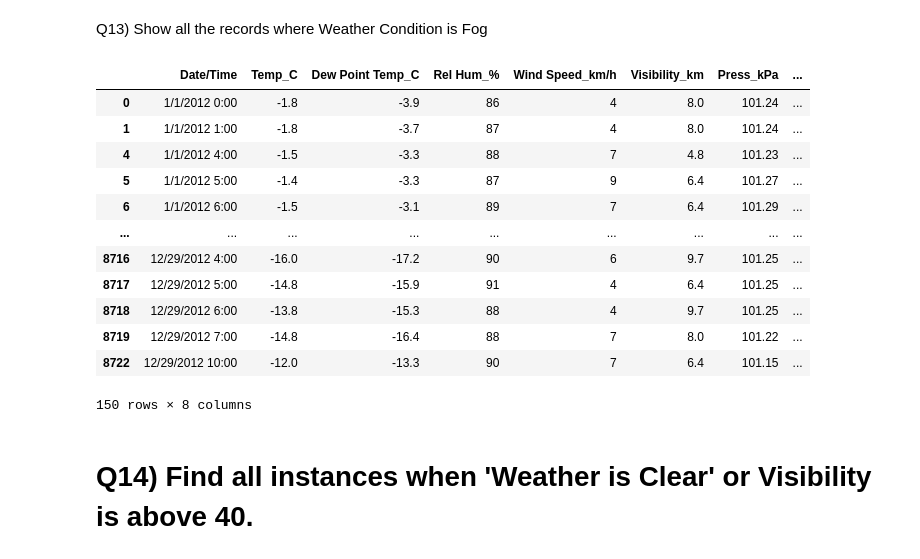
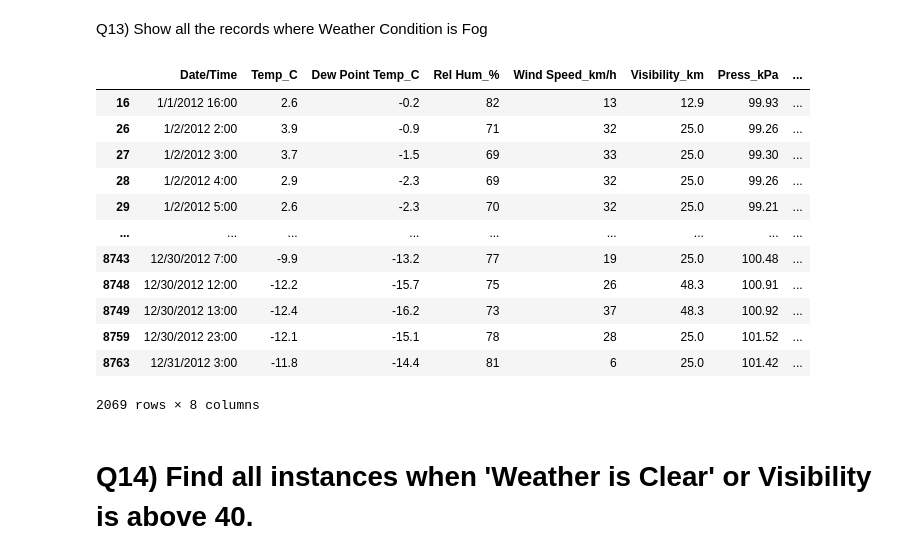
Before and after one commit to sajid-alikhan/analytics-weather, a Jupyter notebook: p1weatherdata.ipynb, the cells around one changed output. Drawn from its saved outputs; the diff is of its cells as text; code cells hidden in the pictures.

```diff
--- a/p1weatherdata.ipynb
+++ b/p1weatherdata.ipynb
@@ -558,21 +558,21 @@ data.groupby('Weather Condition').min()
 # %% [markdown]
 Q13) Show all the records where Weather Condition is Fog
 # %%
-data[data['Weather Condition'] == 'Fog']
+data[data['Weather Condition'] == 'Mostly Cloudy']
 # %% [output]
 |  | Date/Time | Temp_C | Dew Point Temp_C | Rel Hum_% | Wind Speed_km/h | Visibility_km | Press_kPa | ... |
-| 0 | 1/1/2012 0:00 | -1.8 | -3.9 | 86 | 4 | 8.0 | 101.24 | ... |
-| 1 | 1/1/2012 1:00 | -1.8 | -3.7 | 87 | 4 | 8.0 | 101.24 | ... |
-| 4 | 1/1/2012 4:00 | -1.5 | -3.3 | 88 | 7 | 4.8 | 101.23 | ... |
-| 5 | 1/1/2012 5:00 | -1.4 | -3.3 | 87 | 9 | 6.4 | 101.27 | ... |
-| 6 | 1/1/2012 6:00 | -1.5 | -3.1 | 89 | 7 | 6.4 | 101.29 | ... |
+| 16 | 1/1/2012 16:00 | 2.6 | -0.2 | 82 | 13 | 12.9 | 99.93 | ... |
+| 26 | 1/2/2012 2:00 | 3.9 | -0.9 | 71 | 32 | 25.0 | 99.26 | ... |
+| 27 | 1/2/2012 3:00 | 3.7 | -1.5 | 69 | 33 | 25.0 | 99.30 | ... |
+| 28 | 1/2/2012 4:00 | 2.9 | -2.3 | 69 | 32 | 25.0 | 99.26 | ... |
+| 29 | 1/2/2012 5:00 | 2.6 | -2.3 | 70 | 32 | 25.0 | 99.21 | ... |
 | ... | ... | ... | ... | ... | ... | ... | ... | ... |
-| 8716 | 12/29/2012 4:00 | -16.0 | -17.2 | 90 | 6 | 9.7 | 101.25 | ... |
-| 8717 | 12/29/2012 5:00 | -14.8 | -15.9 | 91 | 4 | 6.4 | 101.25 | ... |
-| 8718 | 12/29/2012 6:00 | -13.8 | -15.3 | 88 | 4 | 9.7 | 101.25 | ... |
-| 8719 | 12/29/2012 7:00 | -14.8 | -16.4 | 88 | 7 | 8.0 | 101.22 | ... |
-| 8722 | 12/29/2012 10:00 | -12.0 | -13.3 | 90 | 7 | 6.4 | 101.15 | ... |
+| 8743 | 12/30/2012 7:00 | -9.9 | -13.2 | 77 | 19 | 25.0 | 100.48 | ... |
+| 8748 | 12/30/2012 12:00 | -12.2 | -15.7 | 75 | 26 | 48.3 | 100.91 | ... |
+| 8749 | 12/30/2012 13:00 | -12.4 | -16.2 | 73 | 37 | 48.3 | 100.92 | ... |
+| 8759 | 12/30/2012 23:00 | -12.1 | -15.1 | 78 | 28 | 25.0 | 101.52 | ... |
+| 8763 | 12/31/2012 3:00 | -11.8 | -14.4 | 81 | 6 | 25.0 | 101.42 | ... |
-150 rows × 8 columns
+2069 rows × 8 columns
 # %% [markdown]
 # Q14) Find all instances when 'Weather is Clear' or Visibility is above 40.
 # %%
```
Also changed, not shown: parts of 1 cell of this notebook.
